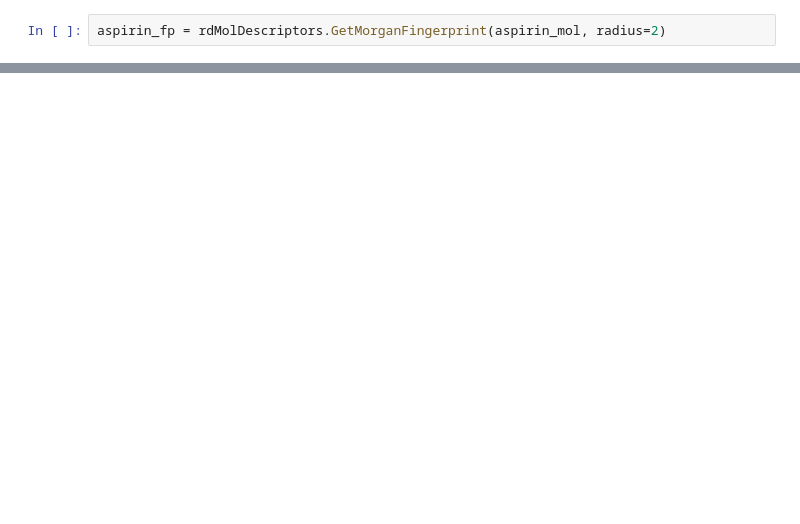
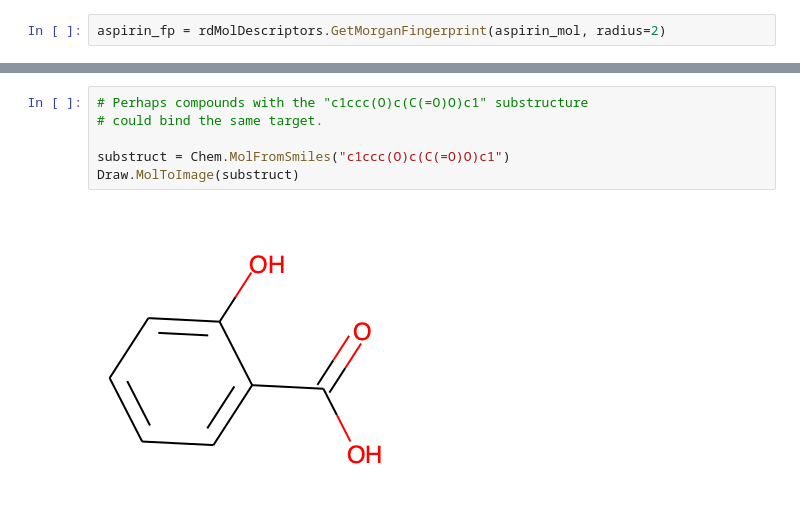
Before and after one commit to durrantlab/colab-support-files, a Jupyter notebook: tanimoto_searching.ipynb, the cells around one changed output, grey strips where cells are left out. Drawn from its saved outputs; the diff is of its cells as text; blank space fills up the shorter version.

```diff
--- a/tanimoto_searching.ipynb
+++ b/tanimoto_searching.ipynb
@@ -137,0 +140,8 @@ Draw.MolToImage(all_mols[1219])
+# %%
+# Perhaps compounds with the "c1ccc(O)c(C(=O)O)c1" substructure
+# could bind the same target.
+
+substruct = Chem.MolFromSmiles("c1ccc(O)c(C(=O)O)c1")
+Draw.MolToImage(substruct)
+# %% [output]
+[figure, added]
```
Also changed, not shown: parts of 9 cells of this notebook.
